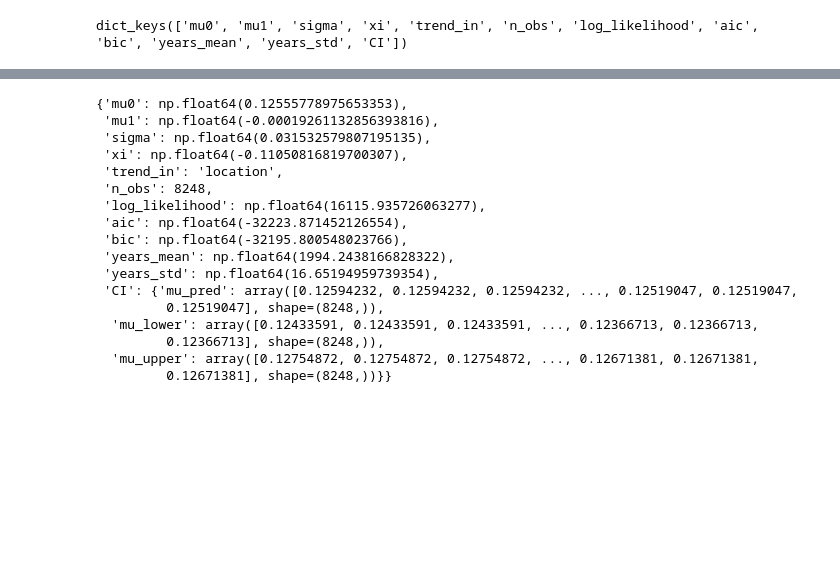
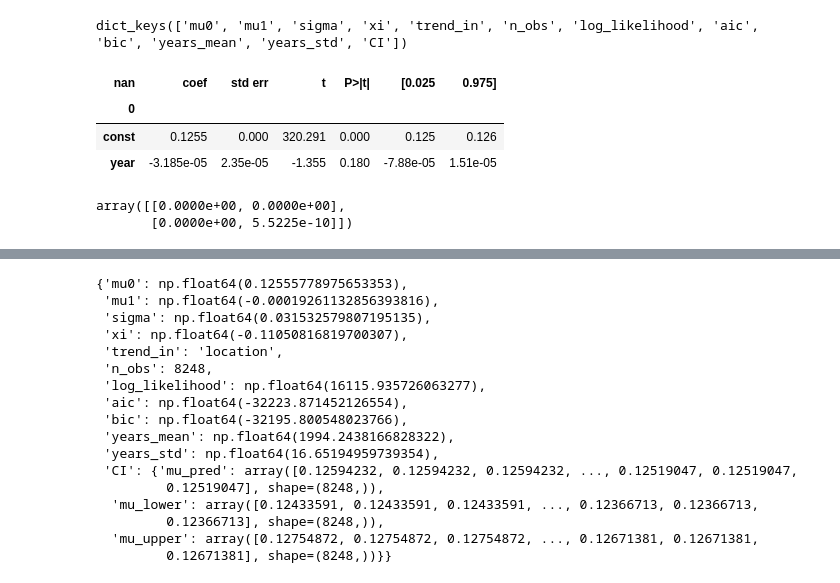
Before and after one commit to silviaelisabeth/SeaLevelExtremes, a Jupyter notebook: script/GEVanalysis.ipynb, the cells around one changed output, grey strips where cells are left out. Saved outputs shown, nothing was run; the diff lists cells and outputs as text; code cells hidden in the pictures; blank space fills up the shorter version.

```diff
--- a/script/GEVanalysis.ipynb
+++ b/script/GEVanalysis.ipynb
@@ -507,8 +612,5 @@ year_future_risk = 2050
 # %%
 path_results = '../output/gev_analysis/pooled/2026-02-06/'
 # %%
-results = ut.load_fit_results(path_results)
-
-results = ut.select_allowed_locations(dic_data_per_location=results, start_loc=0, end_loc=10)
-results.keys()
+results = load_fit_results(path_results, wls_file='WLSdelta_summary.html')
 # %% [output]
@@ -610,0 +724,17 @@ def compute_cov_matrix(gev_params: dict, data: ndarray, years: ndarray = None, a
+# %%
+tables = read_html(results_location['WLSdelta_summary'])
+coef_table = tables[1].set_index(0)
+coef_table = coef_table.T.set_index(coef_table.T.columns[0]).T
+coef_table
+# %% [output]
+| nan | coef | std err | t | P>|t| | [0.025 | 0.975] |
+| 0 |  |  |  |  |  |  |
+| const | 0.1255 | 0.000 | 320.291 | 0.000 | 0.125 | 0.126 |
+| year | -3.185e-05 | 2.35e-05 | -1.355 | 0.180 | -7.88e-05 | 1.51e-05 |
+# %%
+std_err = coef_table['std err'].to_numpy().astype(float)
+cov_matrix = diag(std_err**2)
+cov_matrix
+# %% [output]
+array([[0.0000e+00, 0.0000e+00],
+       [0.0000e+00, 5.5225e-10]])
```
Also changed, not shown: parts of 15 cells of this notebook, 5 other files.
